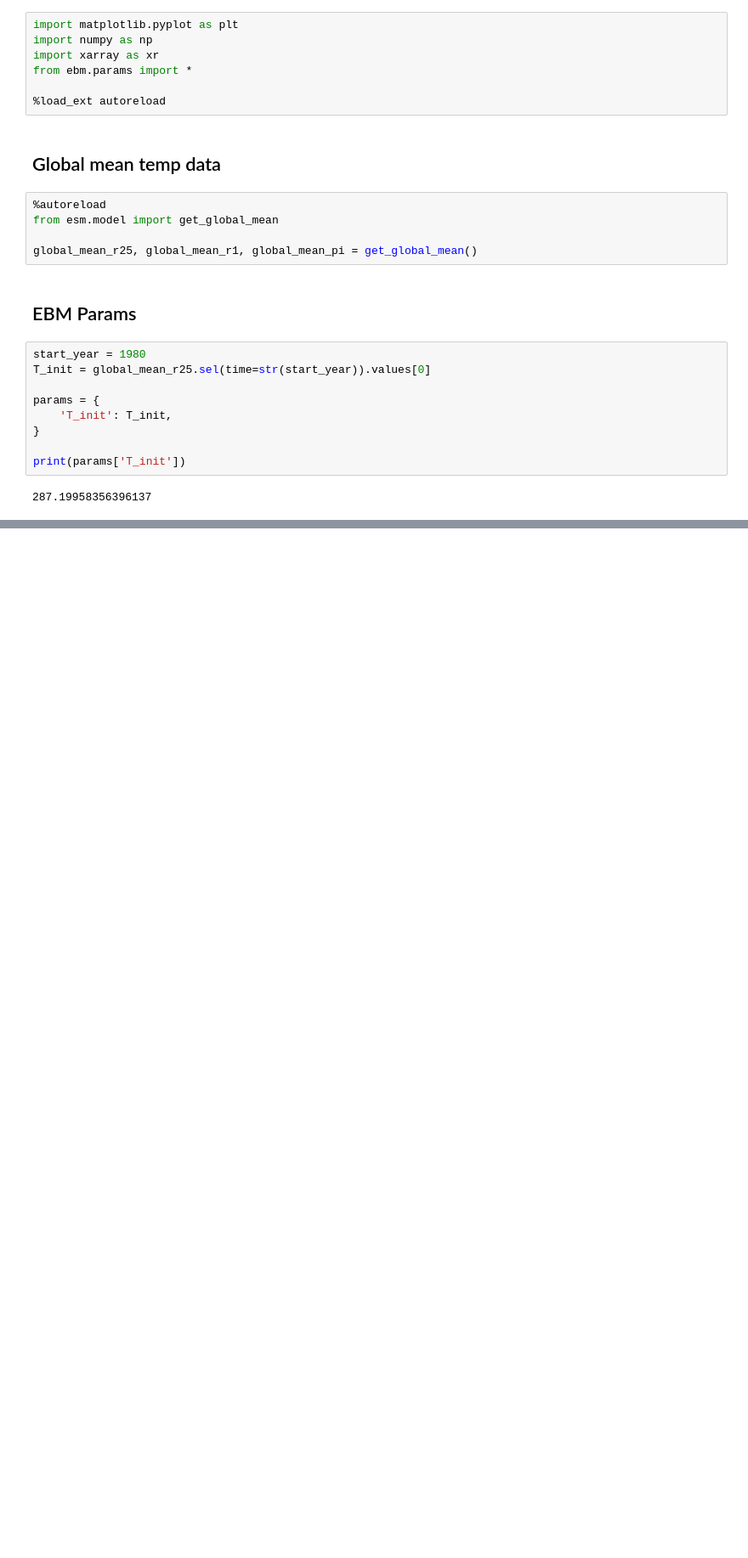
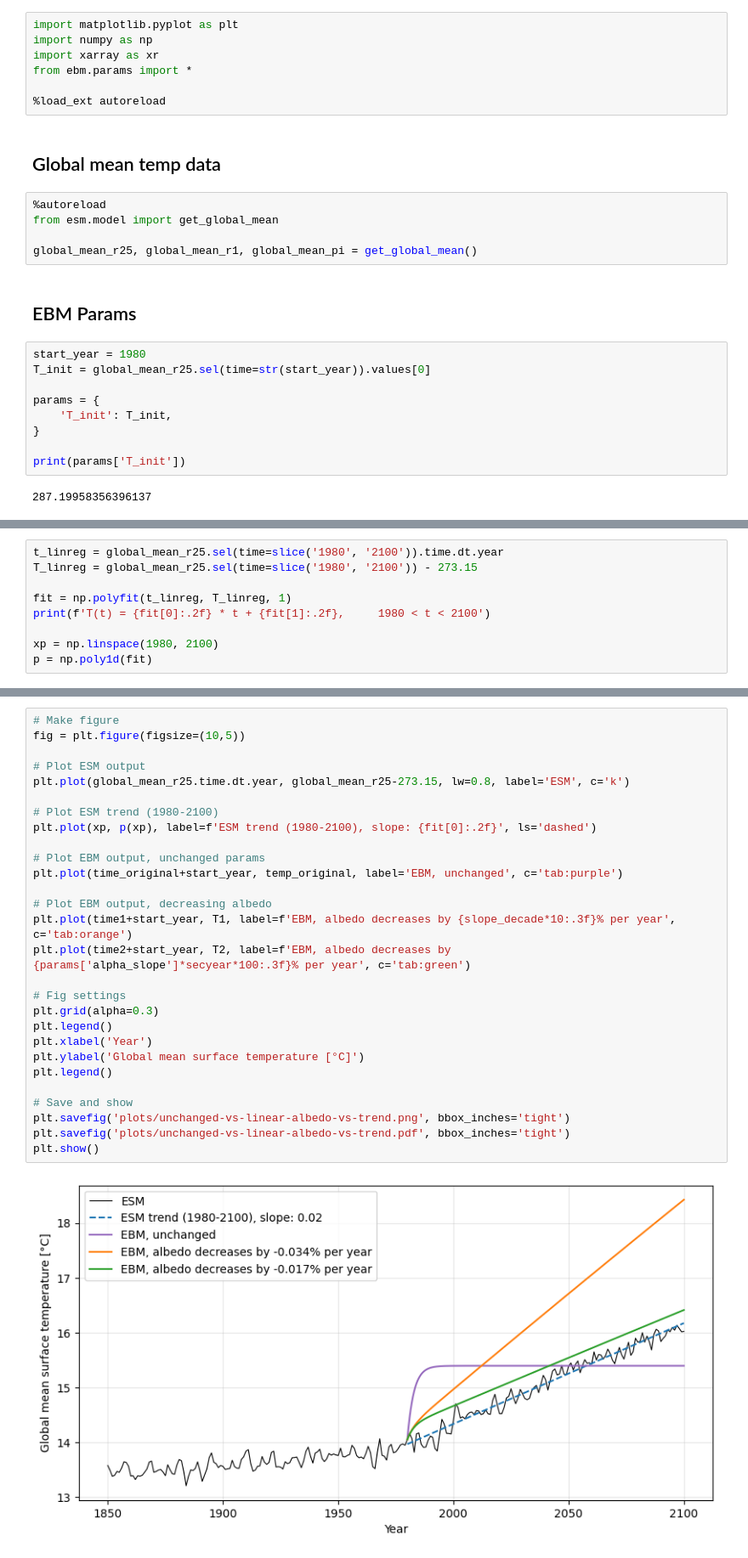
Before and after one commit to stine-fohrmann/climate-modelling-ebm, a Jupyter notebook: changing_albedo.ipynb, the cells around one changed output, grey strips where cells are left out. Shown at 85% size. Drawn from its saved outputs; the diff is of its cells as text; blank space fills up the shorter version.

```diff
--- a/changing_albedo.ipynb
+++ b/changing_albedo.ipynb
@@ -88,0 +64,9 @@ plot_ebm_vs_esm(
+# %%
+t_linreg = global_mean_r25.sel(time=slice('1980', '2100')).time.dt.year
+T_linreg = global_mean_r25.sel(time=slice('1980', '2100')) - 273.15
+
+fit = np.polyfit(t_linreg, T_linreg, 1)
+print(f'T(t) = {fit[0]:.2f} * t + {fit[1]:.2f},     1980 < t < 2100')
+
+xp = np.linspace(1980, 2100)
+p = np.poly1d(fit)
@@ -88,0 +93,30 @@ plot_ebm_vs_esm(
+# %%
+# Make figure
+fig = plt.figure(figsize=(10,5))
+
+# Plot ESM output
+plt.plot(global_mean_r25.time.dt.year, global_mean_r25-273.15, lw=0.8, label='ESM', c='k')
+
+# Plot ESM trend (1980-2100)
+plt.plot(xp, p(xp), label=f'ESM trend (1980-2100), slope: {fit[0]:.2f}', ls='dashed')
+
+# Plot EBM output, unchanged params
+plt.plot(time_original+start_year, temp_original, label='EBM, unchanged', c='tab:purple')
+
+# Plot EBM output, decreasing albedo
+plt.plot(time1+start_year, T1, label=f'EBM, albedo decreases by {slope_decade*10:.3f}% per year', c='tab:orange')
+plt.plot(time2+start_year, T2, label=f'EBM, albedo decreases by {params['alpha_slope']*secyear*100:.3f}% per year', c='tab:green')
+
+# Fig settings
+plt.grid(alpha=0.3)
+plt.legend()
+plt.xlabel('Year')
+plt.ylabel('Global mean surface temperature [°C]')
+plt.legend()
+
+# Save and show
+plt.savefig('plots/unchanged-vs-linear-albedo-vs-trend.png', bbox_inches='tight')
+plt.savefig('plots/unchanged-vs-linear-albedo-vs-trend.pdf', bbox_inches='tight')
+plt.show()
+# %% [output]
+[figure, added]
```
Also changed, not shown: parts of 13 cells of this notebook, 6 other files.
